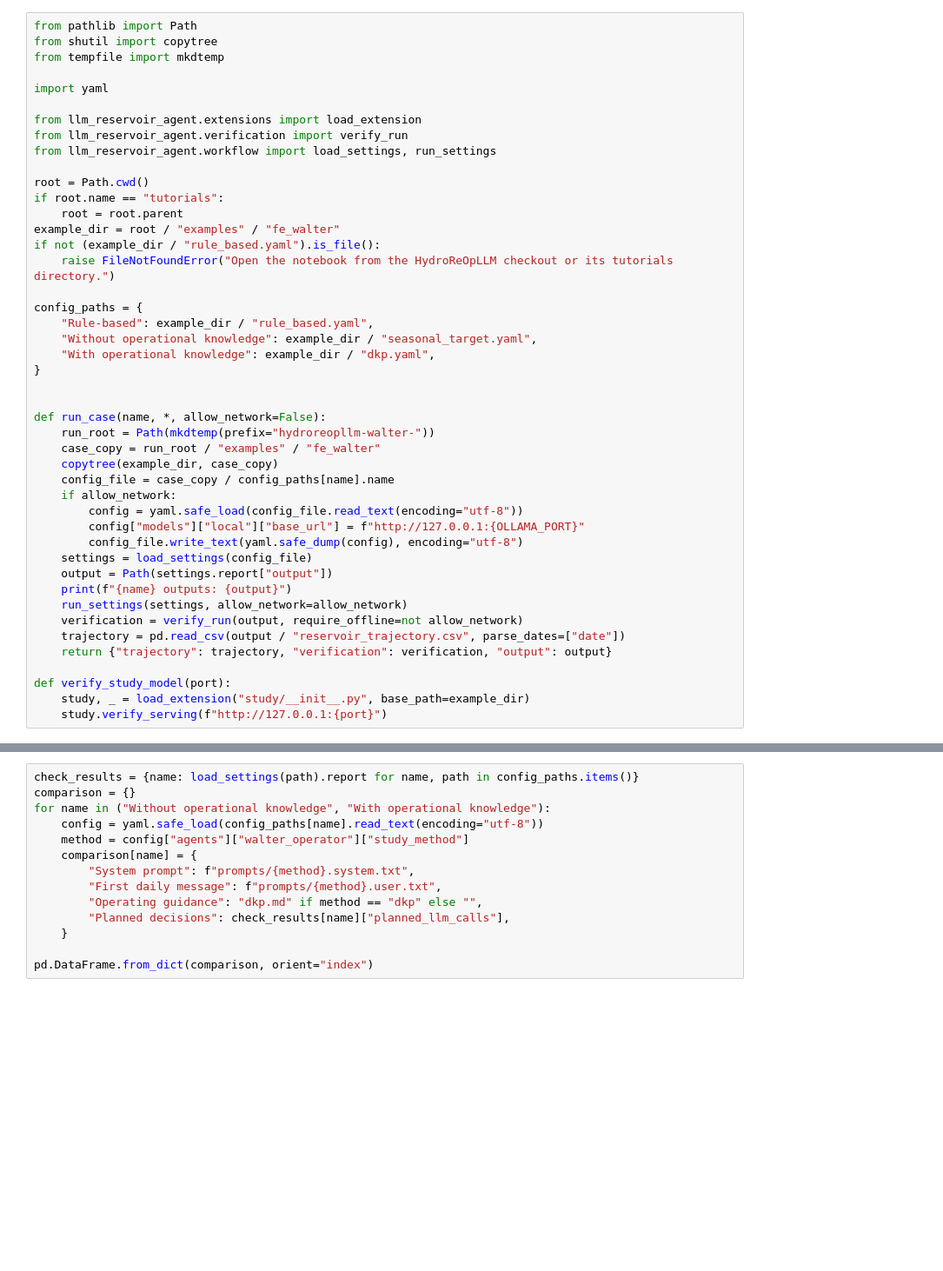
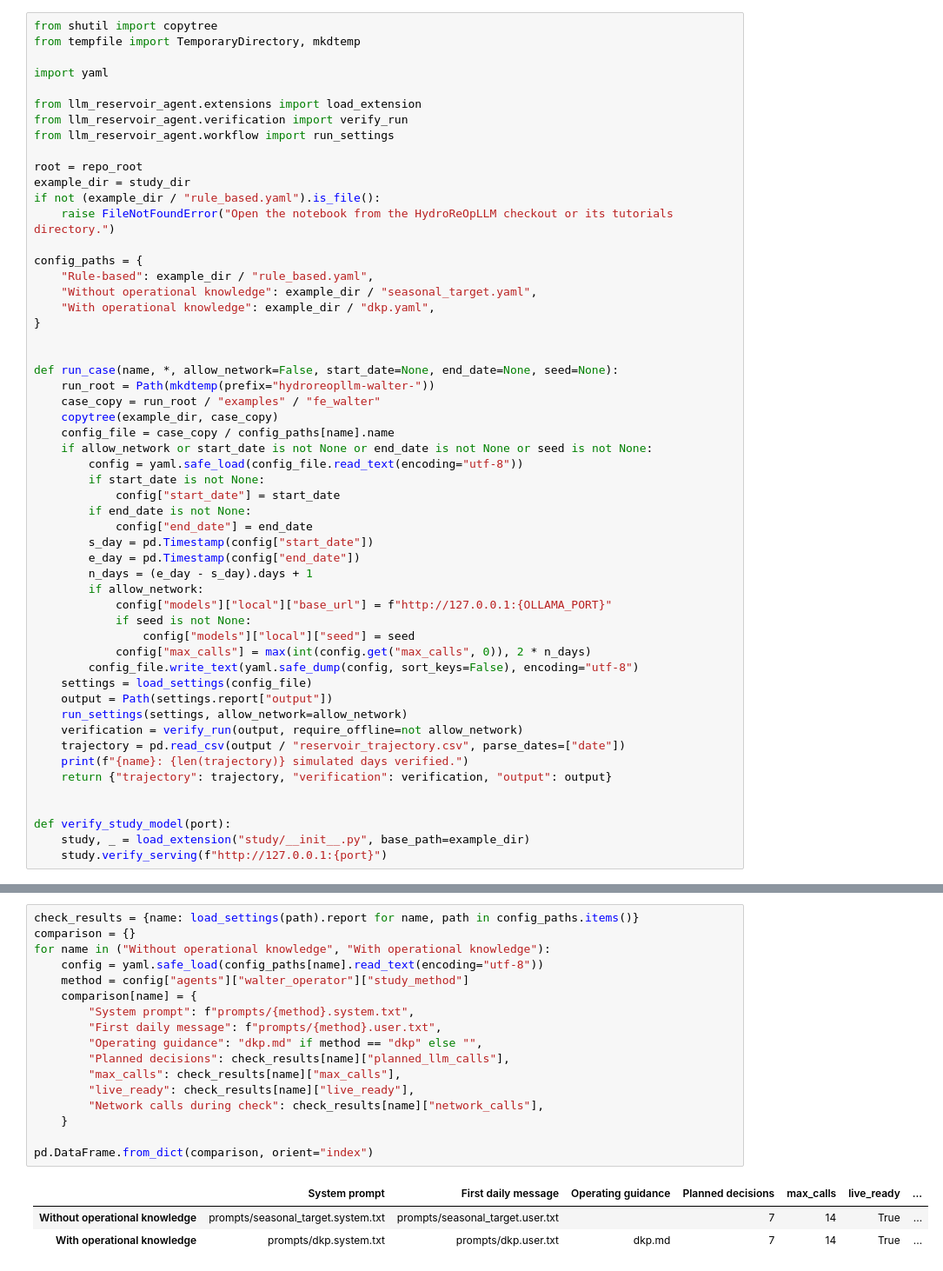
Before and after one commit to WenyuChiou/HydroReOpLLM, a Jupyter notebook: tutorials/fe_walter.ipynb, the cells around one changed output, grey strips where cells are left out. Shown at 87% size. Cells and saved outputs as stored; diff of their text form; blank space fills up the shorter version.

Commit message:
feat(tutorials): redesign step-by-step F.E. Walter notebook with 2021 Fig. 3

```diff
--- a/tutorials/fe_walter.ipynb
+++ b/tutorials/fe_walter.ipynb
@@ -80,18 +300,15 @@ The MOSART-Urban rule uses the study inflow, rule-specific reservoir settings an
 # %%
-from pathlib import Path
 from shutil import copytree
-from tempfile import mkdtemp
+from tempfile import TemporaryDirectory, mkdtemp
 
 import yaml
 
 from llm_reservoir_agent.extensions import load_extension
 from llm_reservoir_agent.verification import verify_run
-from llm_reservoir_agent.workflow import load_settings, run_settings
+from llm_reservoir_agent.workflow import run_settings
 
-root = Path.cwd()
-if root.name == "tutorials":
-    root = root.parent
-example_dir = root / "examples" / "fe_walter"
+root = repo_root
+example_dir = study_dir
 if not (example_dir / "rule_based.yaml").is_file():
     raise FileNotFoundError("Open the notebook from the HydroReOpLLM checkout or its tutorials directory.")
 
@@ -102,22 +319,34 @@ config_paths = {
 }
 
 
-def run_case(name, *, allow_network=False):
+def run_case(name, *, allow_network=False, start_date=None, end_date=None, seed=None):
     run_root = Path(mkdtemp(prefix="hydroreopllm-walter-"))
     case_copy = run_root / "examples" / "fe_walter"
     copytree(example_dir, case_copy)
     config_file = case_copy / config_paths[name].name
-    if allow_network:
+    if allow_network or start_date is not None or end_date is not None or seed is not None:
         config = yaml.safe_load(config_file.read_text(encoding="utf-8"))
-        config["models"]["local"]["base_url"] = f"http://127.0.0.1:{OLLAMA_PORT}"
-        config_file.write_text(yaml.safe_dump(config), encoding="utf-8")
+        if start_date is not None:
+            config["start_date"] = start_date
+        if end_date is not None:
+            config["end_date"] = end_date
+        s_day = pd.Timestamp(config["start_date"])
+        e_day = pd.Timestamp(config["end_date"])
+        n_days = (e_day - s_day).days + 1
+        if allow_network:
+            config["models"]["local"]["base_url"] = f"http://127.0.0.1:{OLLAMA_PORT}"
+            if seed is not None:
+                config["models"]["local"]["seed"] = seed
+            config["max_calls"] = max(int(config.get("max_calls", 0)), 2 * n_days)
+        config_file.write_text(yaml.safe_dump(config, sort_keys=False), encoding="utf-8")
     settings = load_settings(config_file)
     output = Path(settings.report["output"])
-    print(f"{name} outputs: {output}")
     run_settings(settings, allow_network=allow_network)
     verification = verify_run(output, require_offline=not allow_network)
     trajectory = pd.read_csv(output / "reservoir_trajectory.csv", parse_dates=["date"])
+    print(f"{name}: {len(trajectory)} simulated days verified.")
     return {"trajectory": trajectory, "verification": verification, "output": output}
+
 
 def verify_study_model(port):
     study, _ = load_extension("study/__init__.py", base_path=example_dir)
@@ -145,14 +444,21 @@ The two LLM cases use the same seven dates, common physical inputs, and seasonal
 # %%
 check_results = {name: load_settings(path).report for name, path in config_paths.items()}
 comparison = {}
 for name in ("Without operational knowledge", "With operational knowledge"):
     config = yaml.safe_load(config_paths[name].read_text(encoding="utf-8"))
     method = config["agents"]["walter_operator"]["study_method"]
     comparison[name] = {
         "System prompt": f"prompts/{method}.system.txt",
         "First daily message": f"prompts/{method}.user.txt",
         "Operating guidance": "dkp.md" if method == "dkp" else "",
         "Planned decisions": check_results[name]["planned_llm_calls"],
+        "max_calls": check_results[name]["max_calls"],
+        "live_ready": check_results[name]["live_ready"],
+        "Network calls during check": check_results[name]["network_calls"],
     }
 
 pd.DataFrame.from_dict(comparison, orient="index")
+# %% [output]
+|  | System prompt | First daily message | Operating guidance | Planned decisions | max_calls | live_ready | ... |
+| Without operational knowledge | prompts/seasonal_target.system.txt | prompts/seasonal_target.user.txt |  | 7 | 14 | True | ... |
+| With operational knowledge | prompts/dkp.system.txt | prompts/dkp.user.txt | dkp.md | 7 | 14 | True | ... |
```
Also changed, not shown: parts of 19 cells of this notebook, 3 other files.
